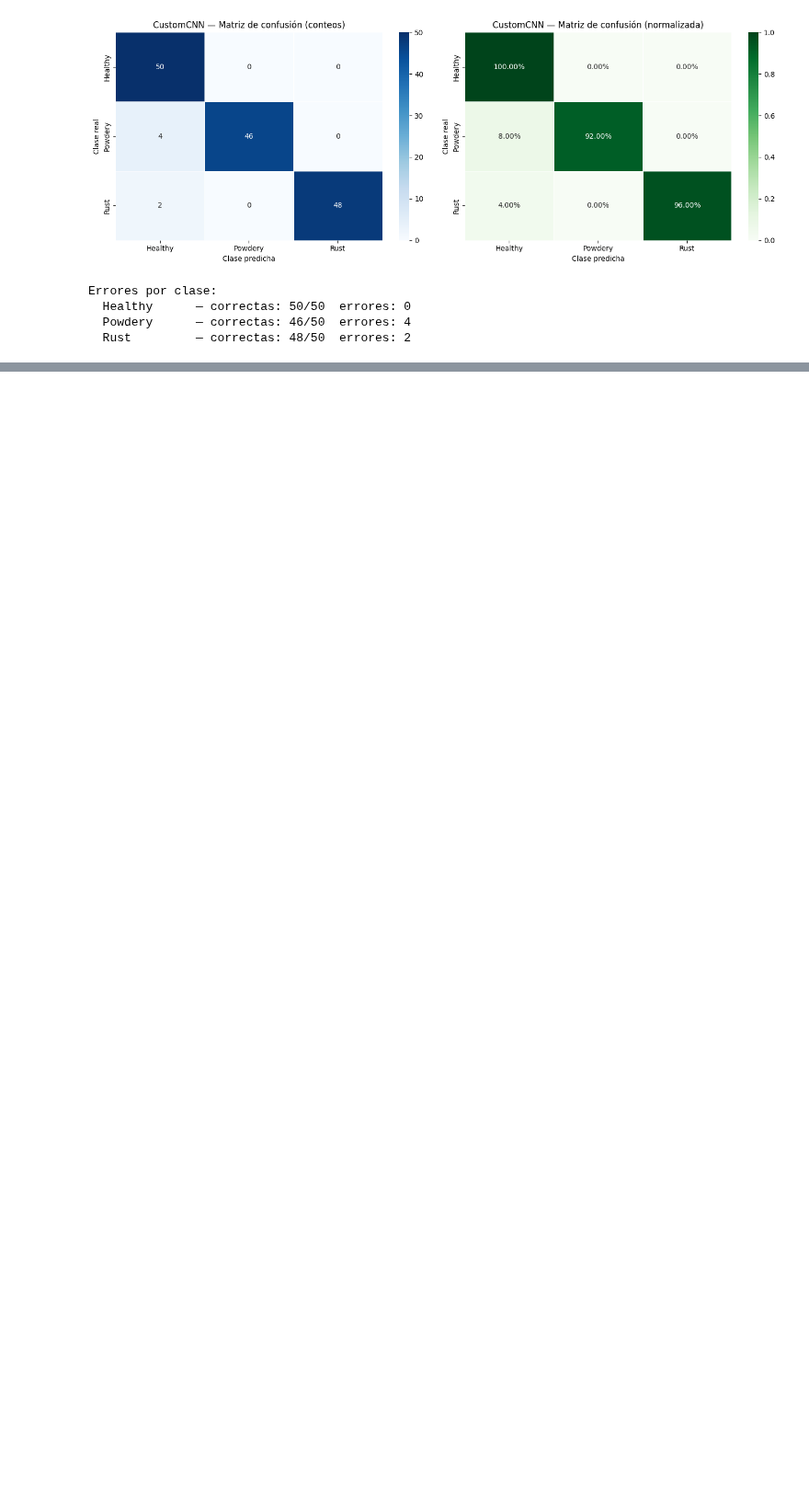
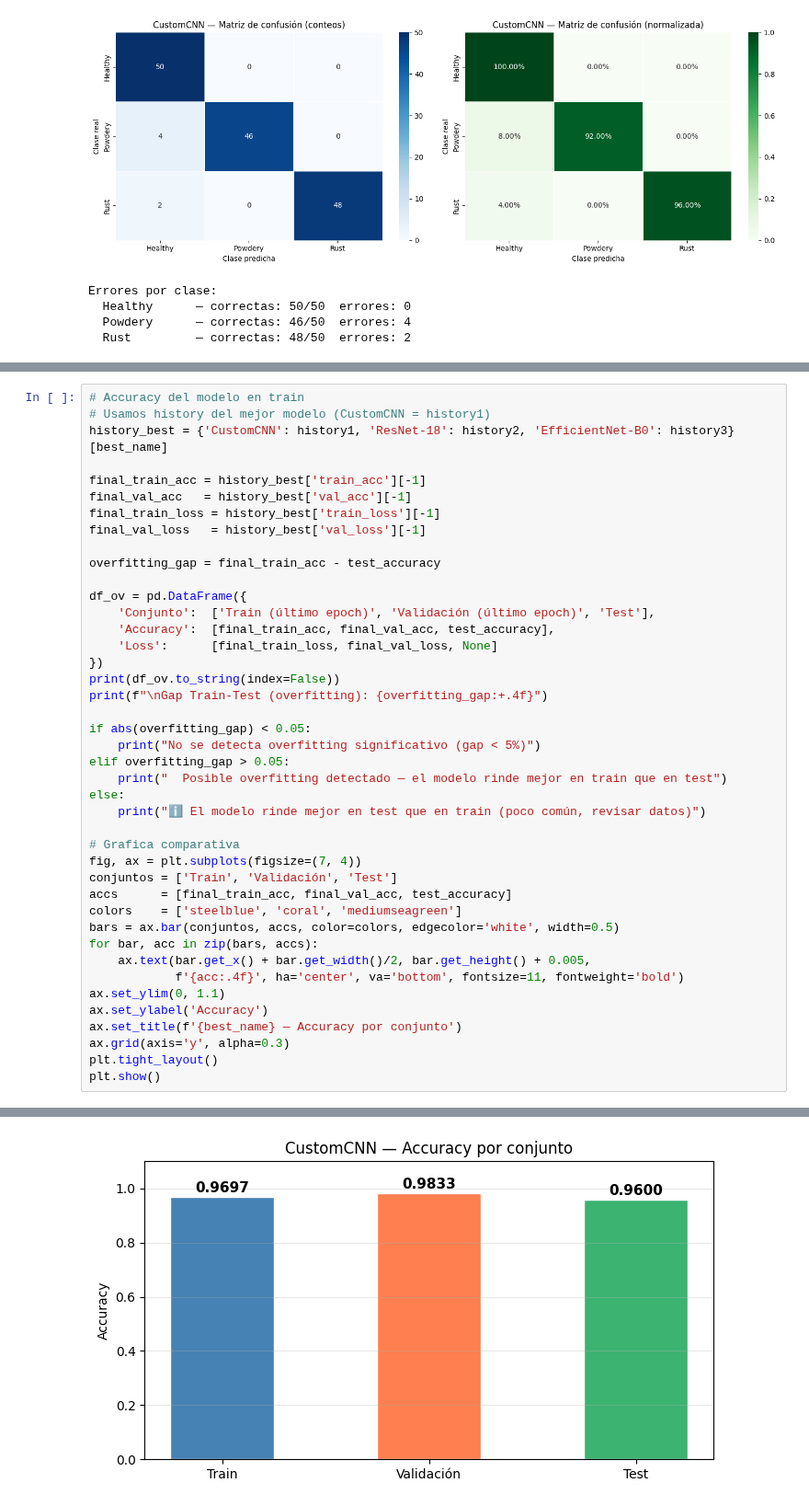
Before and after one commit to hugo1911/ProyectoICOP2, a Jupyter notebook: ICOP2_Deteccion_de_planta.ipynb, the cells around one changed output, grey strips where cells are left out. Shown at 92% size. Saved outputs shown, nothing was run; the diff lists cells and outputs as text; blank space fills up the shorter version.

Commit message:
deteccion de overfitting

```diff
--- a/ICOP2_Deteccion_de_planta.ipynb
+++ b/ICOP2_Deteccion_de_planta.ipynb
@@ -937,0 +941,43 @@ Errores por clase:
+# %%
+# Accuracy del modelo en train
+# Usamos history del mejor modelo (CustomCNN = history1)
+history_best = {'CustomCNN': history1, 'ResNet-18': history2, 'EfficientNet-B0': history3}[best_name]
+
+final_train_acc = history_best['train_acc'][-1]
+final_val_acc   = history_best['val_acc'][-1]
+final_train_loss = history_best['train_loss'][-1]
+final_val_loss   = history_best['val_loss'][-1]
+
+overfitting_gap = final_train_acc - test_accuracy
+
+df_ov = pd.DataFrame({
+    'Conjunto':  ['Train (último epoch)', 'Validación (último epoch)', 'Test'],
+    'Accuracy':  [final_train_acc, final_val_acc, test_accuracy],
+    'Loss':      [final_train_loss, final_val_loss, None]
+})
+print(df_ov.to_string(index=False))
+print(f"\nGap Train-Test (overfitting): {overfitting_gap:+.4f}")
+
+if abs(overfitting_gap) < 0.05:
+    print("No se detecta overfitting significativo (gap < 5%)")
+elif overfitting_gap > 0.05:
+    print("  Posible overfitting detectado — el modelo rinde mejor en train que en test")
+else:
+    print("ℹ El modelo rinde mejor en test que en train (poco común, revisar datos)")
+
+# Grafica comparativa
+fig, ax = plt.subplots(figsize=(7, 4))
+conjuntos = ['Train', 'Validación', 'Test']
+accs      = [final_train_acc, final_val_acc, test_accuracy]
+colors    = ['steelblue', 'coral', 'mediumseagreen']
+bars = ax.bar(conjuntos, accs, color=colors, edgecolor='white', width=0.5)
+for bar, acc in zip(bars, accs):
+    ax.text(bar.get_x() + bar.get_width()/2, bar.get_height() + 0.005,
+            f'{acc:.4f}', ha='center', va='bottom', fontsize=11, fontweight='bold')
+ax.set_ylim(0, 1.1)
+ax.set_ylabel('Accuracy')
+ax.set_title(f'{best_name} — Accuracy por conjunto')
+ax.grid(axis='y', alpha=0.3)
+plt.tight_layout()
+plt.show()
+# %% [output]
@@ -937,0 +991 @@ Errores por clase:
+[figure, added]
```
Also changed, not shown: parts of 2 cells of this notebook.
